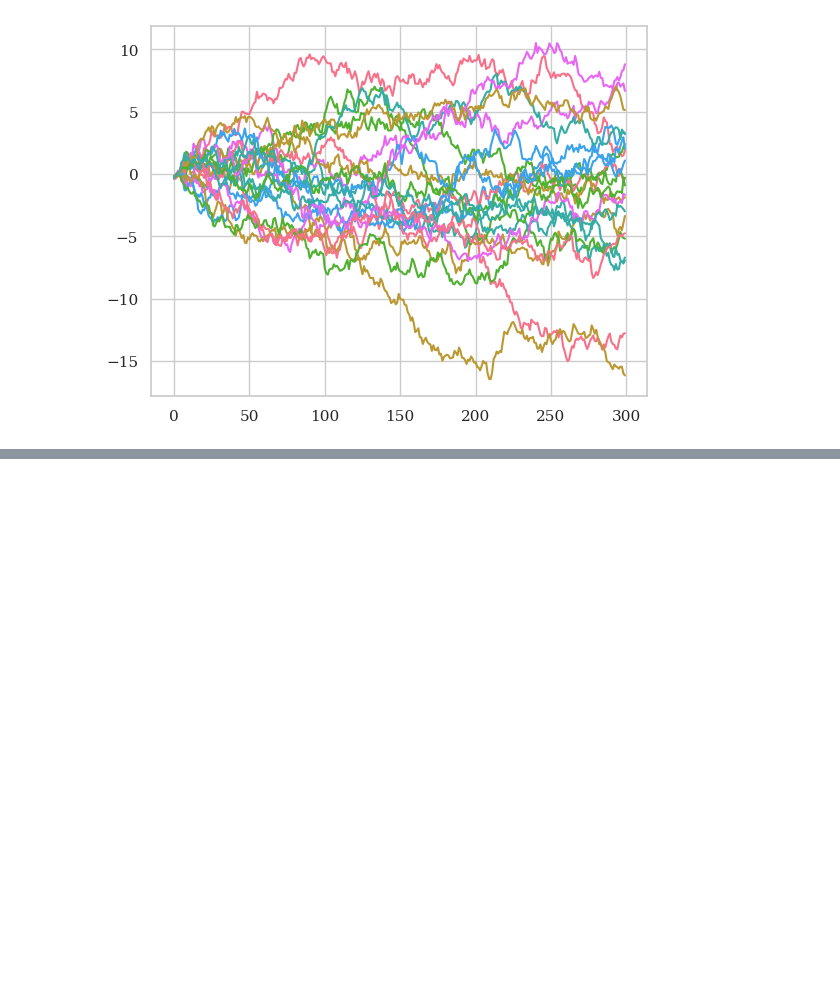
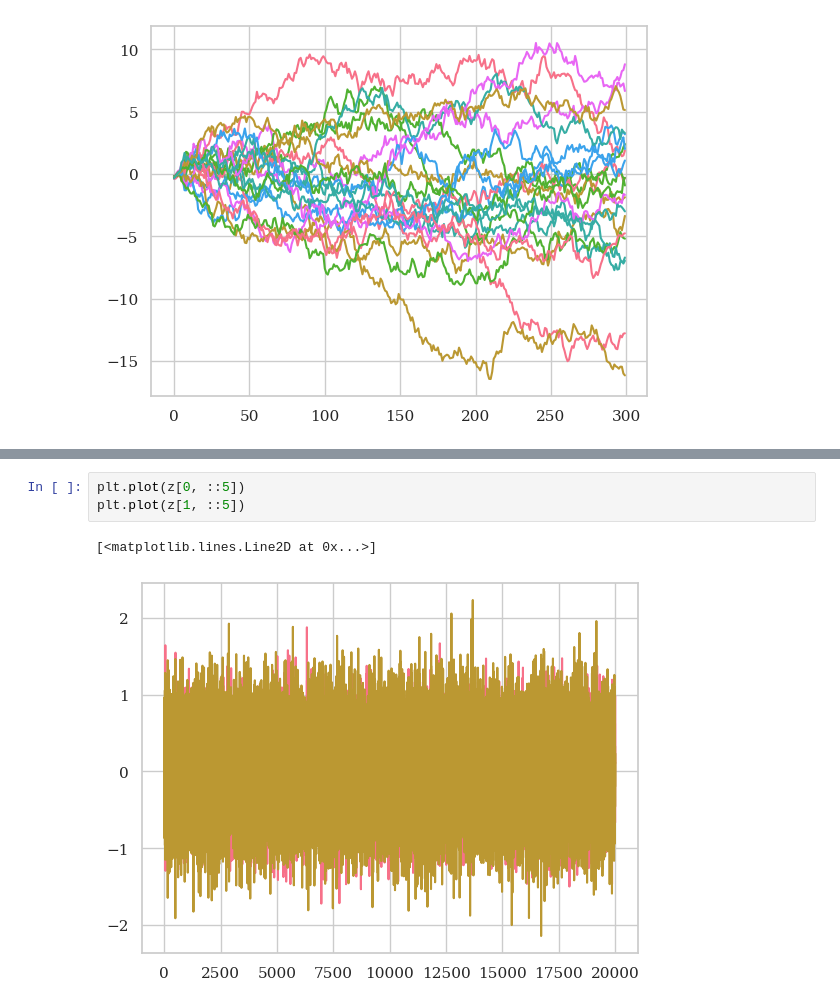
Before and after one commit to MatthewChen37/MATH8803-Final-Project, a Jupyter notebook: VectorAutoregression.ipynb, the cells around one changed output, grey strips where cells are left out. Saved outputs shown, nothing was run; the diff lists cells and outputs as text; blank space fills up the shorter version.

```diff
--- a/VectorAutoregression.ipynb
+++ b/VectorAutoregression.ipynb
@@ -274,3 +281,9 @@ plt.show()
+# %%
+plt.plot(z[0, ::5])
+plt.plot(z[1, ::5])
+# %% [output]
+[<matplotlib.lines.Line2D at 0x...>]
+[figure, added]
 # %%
 f, ax = plt.subplots(figsize=(8.19, 6.3))
 hc_linear_x = np.zeros((len(windows), 2))
```
Also changed, not shown: parts of 9 cells of this notebook, 1 other file.
